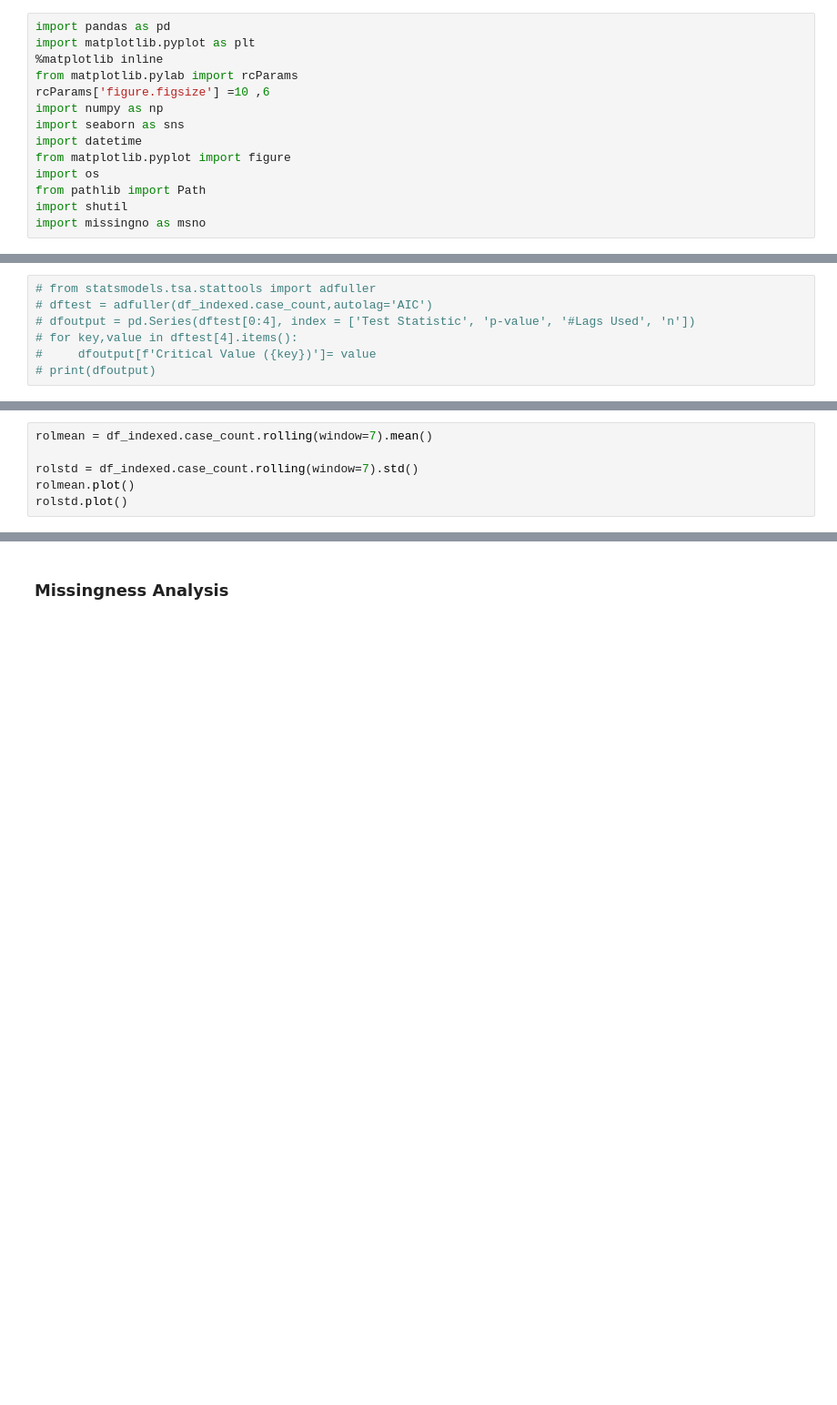
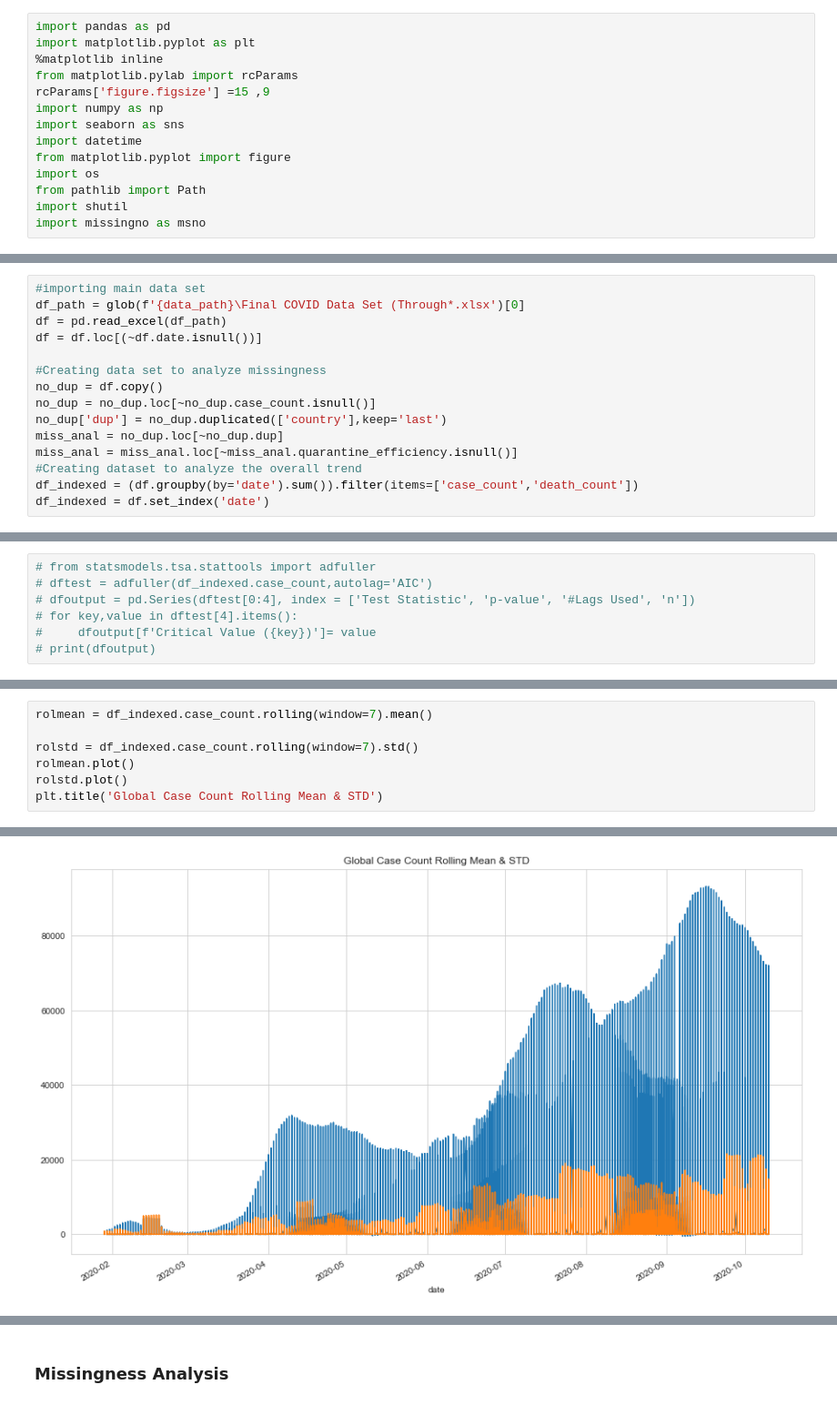
Before and after one commit to chacreton190/COVID-19, a Jupyter notebook: Code/COVID Govenment Response Analysis 10-11-20.ipynb, the cells around one changed output, grey strips where cells are left out. Shown at 91% size. Cells and saved outputs as stored; diff of their text form; blank space fills up the shorter version.

```diff
--- a/Code/COVID Govenment Response Analysis 10-11-20.ipynb
+++ b/Code/COVID Govenment Response Analysis 10-11-20.ipynb
@@ -13,7 +19,7 @@ import pandas as pd
 import matplotlib.pyplot as plt
 %matplotlib inline
 from matplotlib.pylab import rcParams
-rcParams['figure.figsize'] =10 ,6
+rcParams['figure.figsize'] =15 ,9
 import numpy as np
 import seaborn as sns
 import datetime
@@ -34,2 +37,17 @@ df['dup'] = df.duplicated(['country'],keep='last')
+# %%
+#importing main data set
+df_path = glob(f'{data_path}\Final COVID Data Set (Through*.xlsx')[0]
+df = pd.read_excel(df_path)
+df = df.loc[(~df.date.isnull())]
+
+#Creating data set to analyze missingness
+no_dup = df.copy()
+no_dup = no_dup.loc[~no_dup.case_count.isnull()]
+no_dup['dup'] = no_dup.duplicated(['country'],keep='last')
+miss_anal = no_dup.loc[~no_dup.dup]
+miss_anal = miss_anal.loc[~miss_anal.quarantine_efficiency.isnull()]
+#Creating dataset to analyze the overall trend
+df_indexed = (df.groupby(by='date').sum()).filter(items=['case_count','death_count'])
+df_indexed = df.set_index('date')
 # %%
 df.columns
@@ -62,3 +113,5 @@ rolmean = df_indexed.case_count.rolling(window=7).mean()
 rolstd = df_indexed.case_count.rolling(window=7).std()
 rolmean.plot()
 rolstd.plot()
+plt.title('Global Case Count Rolling Mean & STD')
+# %% [output]
@@ -64,0 +119 @@ rolstd.plot()
+[figure, added]
```
Also changed, not shown: parts of 45 cells of this notebook, 12 other files.
